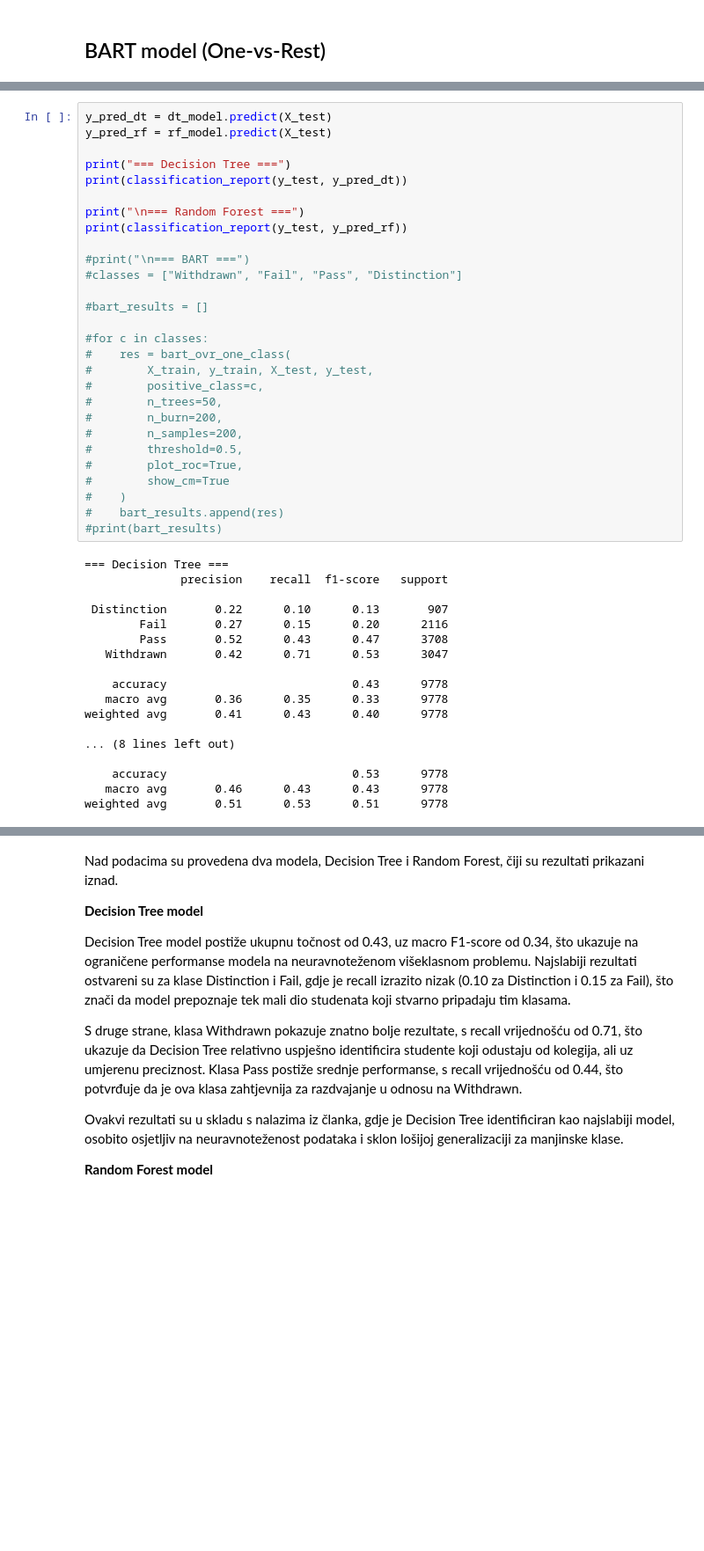
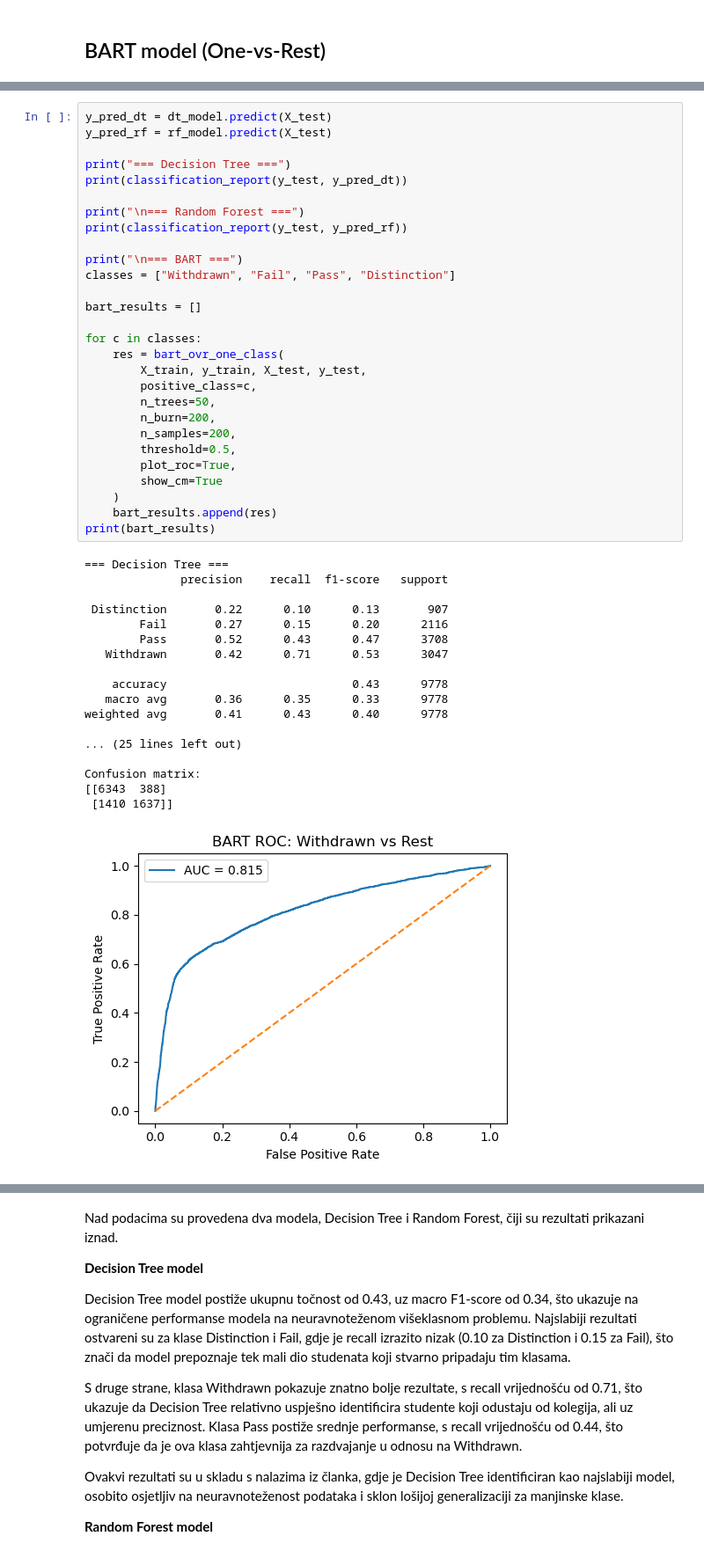
Before and after one commit to KLucan/uzop-projekt, a Jupyter notebook: projekt_3.ipynb, the cells around one changed output, grey strips where cells are left out. Shown at 88% size. Drawn from its saved outputs; the diff is of its cells as text; blank space fills up the shorter version.

```diff
--- a/projekt_3.ipynb
+++ b/projekt_3.ipynb
@@ -250,46 +278,47 @@ def bart_ovr_one_class(
 # %%
 y_pred_dt = dt_model.predict(X_test)
 y_pred_rf = rf_model.predict(X_test)
 
 print("=== Decision Tree ===")
 print(classification_report(y_test, y_pred_dt))
 
 print("\n=== Random Forest ===")
 print(classification_report(y_test, y_pred_rf))
 
-#print("\n=== BART ===")
-#classes = ["Withdrawn", "Fail", "Pass", "Distinction"]
+print("\n=== BART ===")
+classes = ["Withdrawn", "Fail", "Pass", "Distinction"]
 
-#bart_results = []
+bart_results = []
 
-#for c in classes:
-#    res = bart_ovr_one_class(
-#        X_train, y_train, X_test, y_test,
-#        positive_class=c,
-#        n_trees=50,
-#        n_burn=200,
-#        n_samples=200,
-#        threshold=0.5,
-#        plot_roc=True,
-#        show_cm=True
-#    )
-#    bart_results.append(res)
-#print(bart_results)
+for c in classes:
+    res = bart_ovr_one_class(
+        X_train, y_train, X_test, y_test,
+        positive_class=c,
+        n_trees=50,
+        n_burn=200,
+        n_samples=200,
+        threshold=0.5,
+        plot_roc=True,
+        show_cm=True
+    )
+    bart_results.append(res)
+print(bart_results)
 # %% [output]
 === Decision Tree ===
               precision    recall  f1-score   support
 
  Distinction       0.22      0.10      0.13       907
         Fail       0.27      0.15      0.20      2116
         Pass       0.52      0.43      0.47      3708
    Withdrawn       0.42      0.71      0.53      3047
 
     accuracy                           0.43      9778
    macro avg       0.36      0.35      0.33      9778
 weighted avg       0.41      0.43      0.40      9778
 
-... (8 lines left out)
+... (25 lines left out)
 
-    accuracy                           0.53      9778
-   macro avg       0.46      0.43      0.43      9778
-weighted avg       0.51      0.53      0.51      9778
+Confusion matrix:
+[[6343  388]
+ [1410 1637]]
+[figure, added]
```
Also changed, not shown: parts of 9 cells of this notebook.
